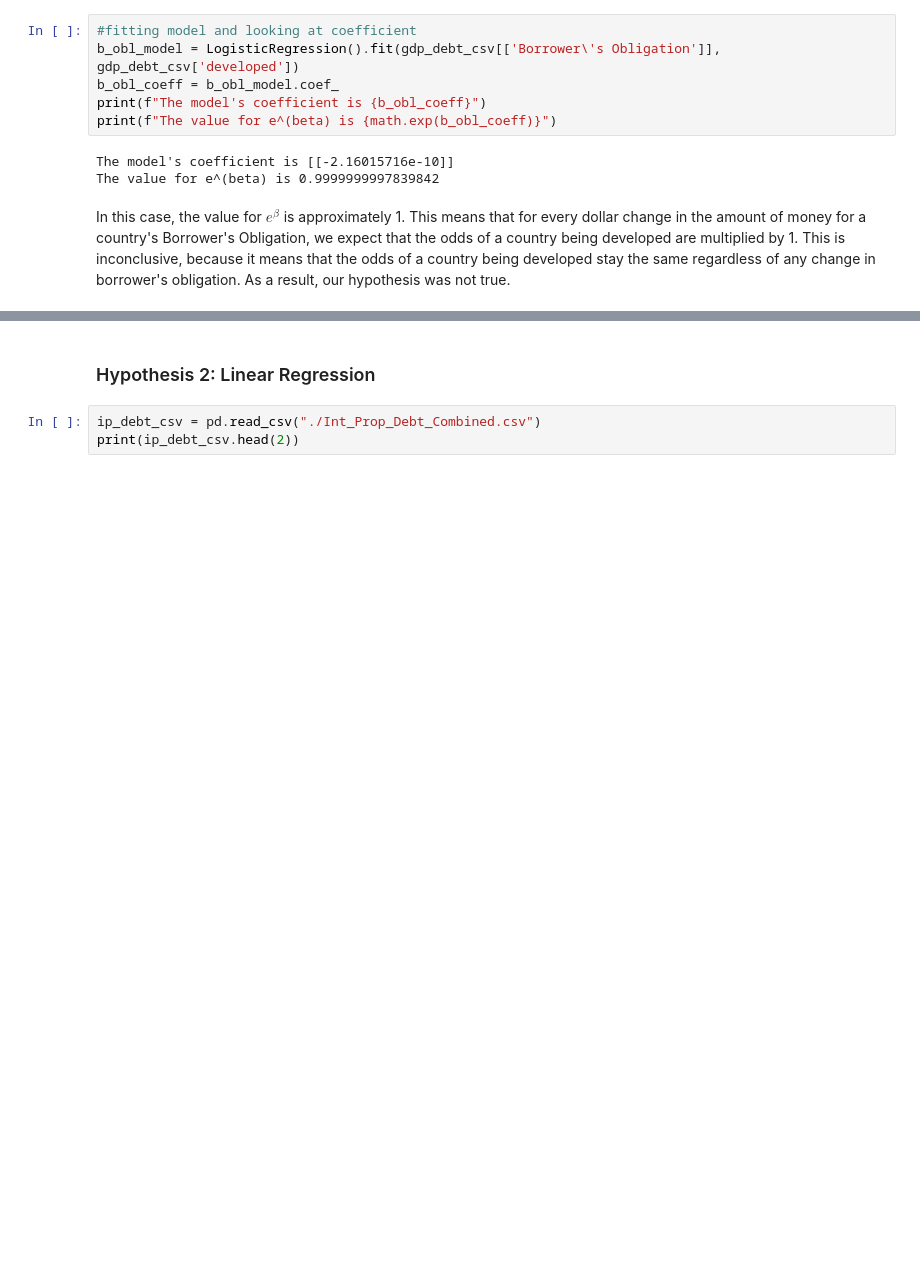
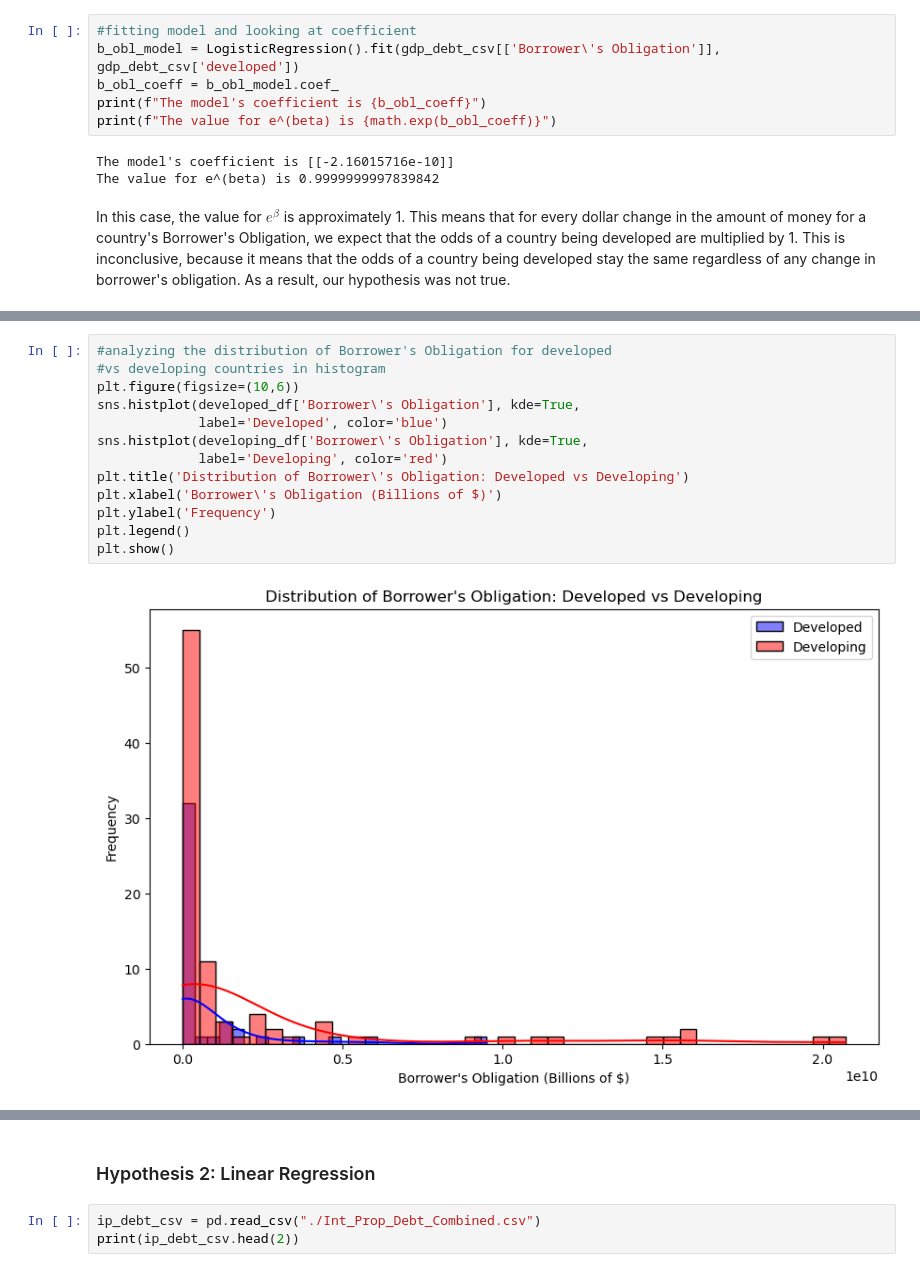
Before and after one commit to adityakakade432/info2950_final_project, a Jupyter notebook: Phase_4_Notebook.ipynb, the cells around one changed output, grey strips where cells are left out. Drawn from its saved outputs; the diff is of its cells as text; blank space fills up the shorter version.

```diff
--- a/Phase_4_Notebook.ipynb
+++ b/Phase_4_Notebook.ipynb
@@ -100,0 +429,15 @@ In this case, the value for $e^\beta$ is approximately 1.  This means that for e
+# %%
+#analyzing the distribution of Borrower's Obligation for developed
+#vs developing countries in histogram
+plt.figure(figsize=(10,6))
+sns.histplot(developed_df['Borrower\'s Obligation'], kde=True,
+             label='Developed', color='blue')
+sns.histplot(developing_df['Borrower\'s Obligation'], kde=True,
+             label='Developing', color='red')
+plt.title('Distribution of Borrower\'s Obligation: Developed vs Developing')
+plt.xlabel('Borrower\'s Obligation (Billions of $)')
+plt.ylabel('Frequency')
+plt.legend()
+plt.show()
+# %% [output]
+[figure, added]
```
Also changed, not shown: parts of 30 cells of this notebook.
